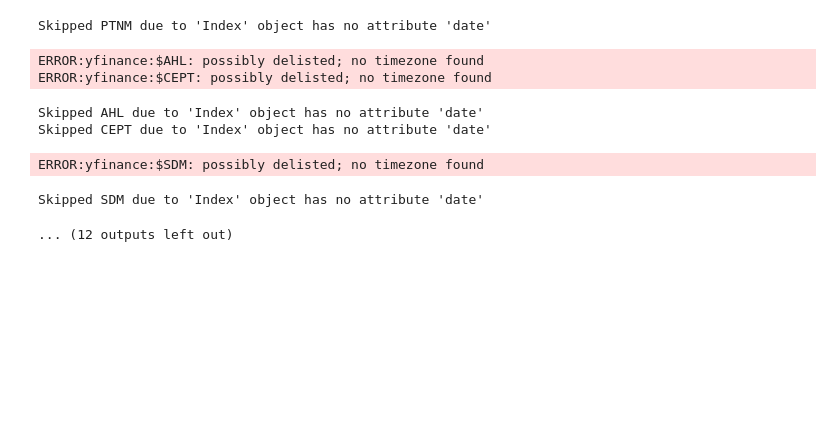
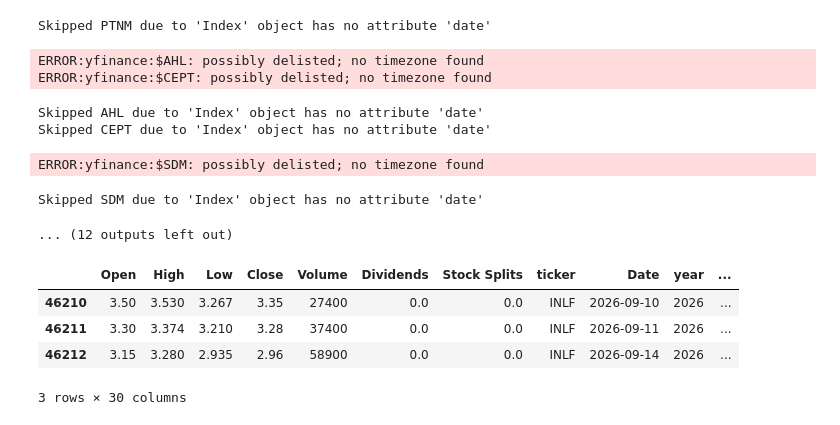
Before and after one commit to romadvincula/learn, a Jupyter notebook: dtc/stock-market-analytics-zoomcamp-2026/02-dataframe-analysis/homework2_answered.ipynb, the cells around one changed output. Drawn from its saved outputs; the diff is of its cells as text; code cells hidden in the pictures; blank space fills up the shorter version.

```diff
--- a/dtc/stock-market-analytics-zoomcamp-2026/02-dataframe-analysis/homework2_answered.ipynb
+++ b/dtc/stock-market-analytics-zoomcamp-2026/02-dataframe-analysis/homework2_answered.ipynb
@@ -280,5 +287,13 @@ Skipped CEPT due to 'Index' object has no attribute 'date'
 ERROR:yfinance:$SDM: possibly delisted; no timezone found
 Skipped SDM due to 'Index' object has no attribute 'date'
 ... (12 outputs left out)
+# %%
+stocks_df.tail(3)
+# %% [output]
+|  | Open | High | Low | Close | Volume | Dividends | Stock Splits | ticker | Date | year | ... |
+| 46210 | 3.50 | 3.530 | 3.267 | 3.35 | 27400 | 0.0 | 0.0 | INLF | 2026-09-10 | 2026 | ... |
+| 46211 | 3.30 | 3.374 | 3.210 | 3.28 | 37400 | 0.0 | 0.0 | INLF | 2026-09-11 | 2026 | ... |
+| 46212 | 3.15 | 3.280 | 2.935 | 2.96 | 58900 | 0.0 | 0.0 | INLF | 2026-09-14 | 2026 | ... |
+3 rows × 30 columns
 # %%
 stocks_filtered = stocks_df[stocks_df.Date == '2026-09-11']
```
Also changed, not shown: parts of 12 cells of this notebook.
